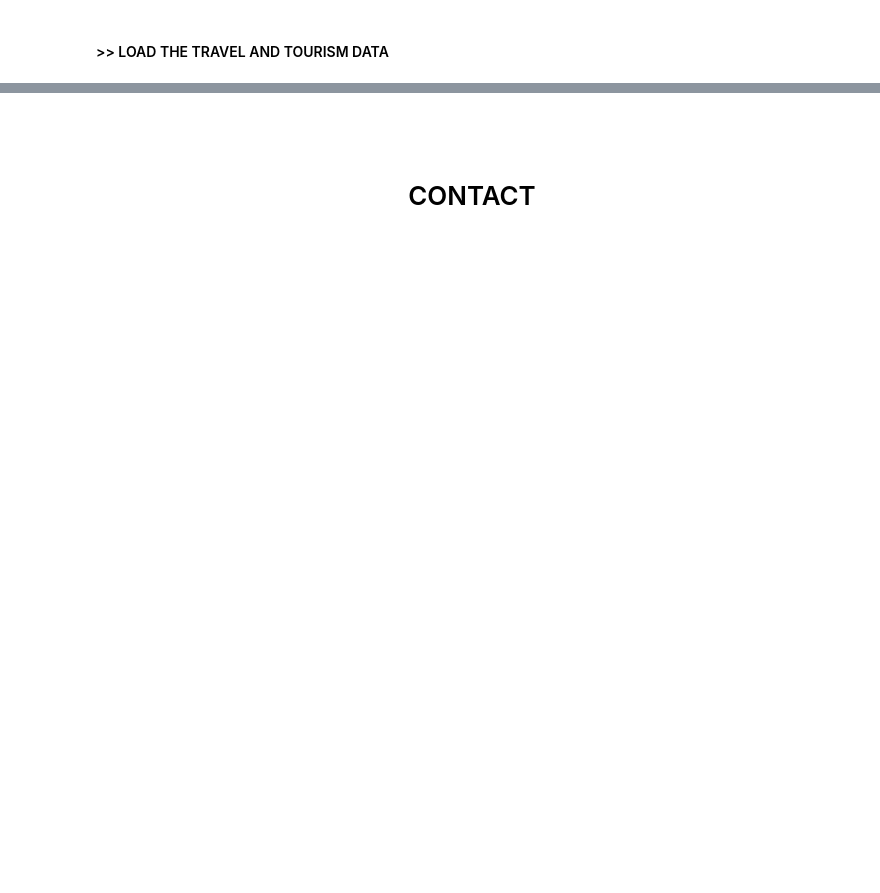
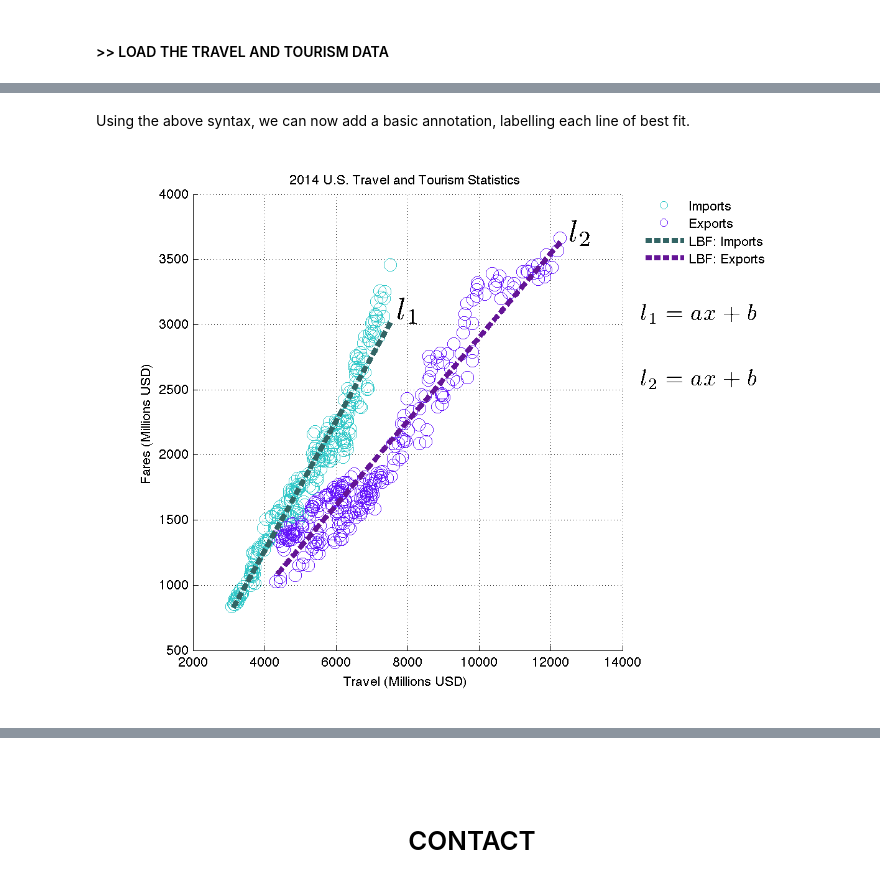
Before and after one commit to icopavan/MATLAB-User-Guide, a Jupyter notebook: 00_Scatter_&_Line_Plots.ipynb, the cells around one changed output, grey strips where cells are left out. Cells and saved outputs as stored; diff of their text form; code cells hidden in the pictures; blank space fills up the shorter version.

```diff
--- a/00_Scatter_&_Line_Plots.ipynb
+++ b/00_Scatter_&_Line_Plots.ipynb
@@ -112,0 +438,80 @@ show_plot('https://plot.ly/~matlab_user_guide/641')
+# %% [markdown]
+Using the above syntax, we can now add a basic annotation, labelling each line of best fit.
+# %%
+%%matlab
+
+%---- FROM BEFORE ---- %
+
+%new matlab figure
+fig = figure;
+
+%first scatter plot colour
+col1 = [50 200 200]/255;
+
+%scatter plot imports.travel vs. imports.fare
+scatter(imports.travel,imports.fare,100,col1)
+
+%on the same plot...
+hold on
+
+%second scatter plot colour
+col2 = [100 20 250]/255;
+
+%scatter plot exorts.travel vs. exports.fare
+scatter(exports.travel,exports.fares,100, col2)
+
+title('2014 U.S. Travel and Tourism Statistics')
+xlabel('Travel (Millions USD)')
+ylabel('Fares (Millions USD)')
+
+%line plot for imports: line of best fit
+coeffs1 = polyfit(imports.travel,imports.fare, 1);
+
+% Get fitted values
+fittedX1 = linspace(min(imports.travel), max(imports.travel), 200);
+fittedY1 = polyval(coeffs1, fittedX1);
+
+%first trend line  colour
+col3 = [50 100 100]/255;
+
+%Plot the fitted line
+hold on;
+plot(fittedX1, fittedY1, 'LineWidth', 4,'Color',col3,'LineStyle','--');
+
+%line plot for exports: line of best fit
+coeffs2 = polyfit(exports.travel,exports.fares, 1);
+
+% Get fitted values
+fittedX2 = linspace(min(exports.travel), max(exports.travel), 200);
+fittedY2 = polyval(coeffs2, fittedX2);
+
+%second trend line colour
+col4 = [100 20 150]/255;
+
+
+% Plot the fitted line
+hold on;
+plot(fittedX2, fittedY2, 'LineWidth', 4,'Color',col4,'LineStyle','--');
+
+%turn on the axes grid
+grid
+
+%add a legend with the newly created trend lines
+legend('Imports','Exports','LBF: Imports','LBF: Exports','Location','BestOutside')
+
+%turn off the legend box
+legend boxoff
+
+%add annotaitons to the lines of best fit
+text(7700,3000,'$l_1$','FontSize',24,'Interpreter','latex','VerticalAlignment','Bottom');
+text(12500,3600,'$l_2$','FontSize',24,'Interpreter','latex','VerticalAlignment','Bottom');
+text(14500,3000,'$l_1 = ax + b$','FontSize',18,'Interpreter','latex','VerticalAlignment','Bottom');
+text(14500,2500,'$l_2 = ax + b$','FontSize',18,'Interpreter','latex','VerticalAlignment','Bottom');
+
+%%%%%%%%%%%%%%%%%%%%%%
+%       PLOTLY       %
+%%%%%%%%%%%%%%%%%%%%%%
+
+resp = fig2plotly(fig,'name','tourism_line_trend_annotation');
+# %% [output]
+[figure, added]
```
Also changed, not shown: parts of 64 cells of this notebook.
